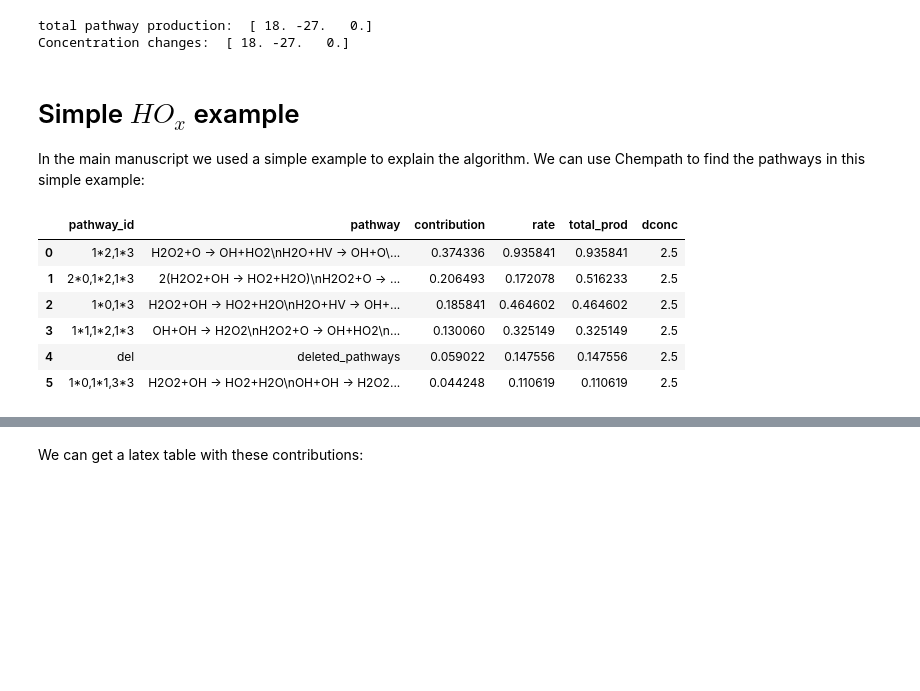
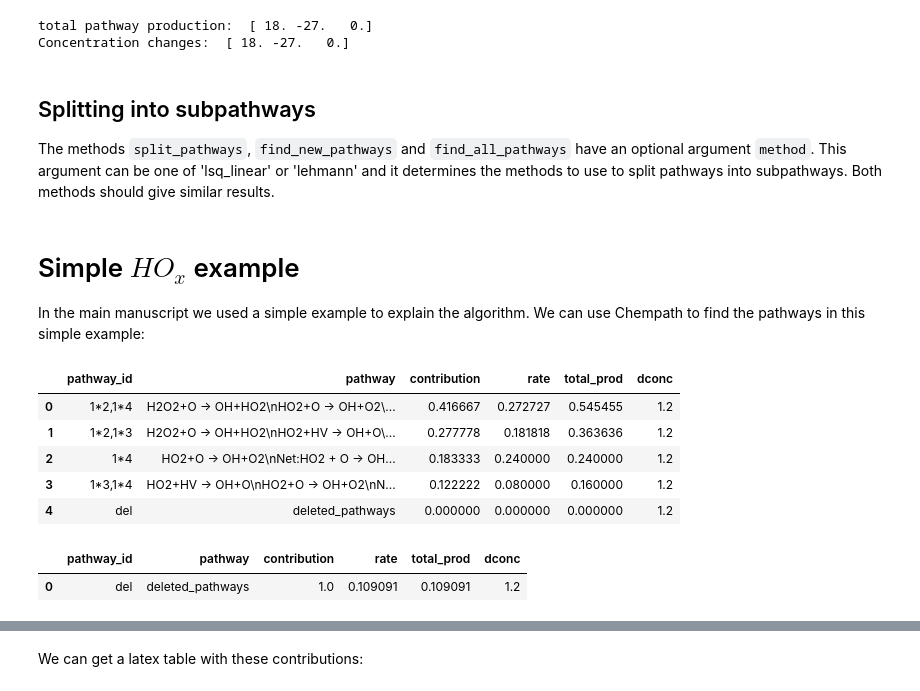
Before and after one commit to DanyIvan/chempath, a Jupyter notebook: tutorial.ipynb, the cells around one changed output, grey strips where cells are left out. Drawn from its saved outputs; the diff is of its cells as text; code cells hidden in the pictures; blank space fills up the shorter version.

```diff
--- a/tutorial.ipynb
+++ b/tutorial.ipynb
@@ -404,6 +404,13 @@ print('Concentration changes: ', chempath.dconc) # units of ppb
 # %% [output]
 total pathway production:  [ 18. -27.   0.]
 Concentration changes:  [ 18. -27.   0.]
+# %% [markdown]
+## Splitting into subpathways
+
+The methods `split_pathways`, `find_new_pathways` and `find_all_pathways` have
+an optional argument `method`. This argument can be one of 'lsq_linear' or 'lehmann'
+and it determines the methods to use to split pathways into subpathways. Both
+methods should give similar results.
 # %% [markdown]
 # Simple $HO_x$ example
 
@@ -411,27 +418,31 @@ In the main manuscript we used a simple example to explain the algorithm. We can
 # %%
 # initialize chempath
 input_folder = 'input/simple_HOx/'
 chempath = Chempath(
         reactions_path=f'{input_folder}/reactions.txt', # file with reaction equations
         rates_path=f'{input_folder}/rates.dat', # file with reaction rates
         species_path=f'{input_folder}/species.txt', # file with species names
         conc_path=f'{input_folder}/concentrations.dat', # file concentrations of species
         time_path=f'{input_folder}/model_time.dat', # file with model time
-        f_min=0.02, # minimum rate of pathways
+        f_min=0.05, # minimum rate of pathways
         dtype=np.float128, # data type of rates and concentrations,
-        ignored_sb = ['HO2', 'H2O'] # ignore HO2 and H2O as a branching-point species
+        ignored_sb = ['O2', 'H2O', 'OH'] # ignore HO2 and H2O as a branching-point species
     )
 
 # finad all pathways
 chempath.find_all_pathways()
 
 # get contributions of pathways producing HO2
-chempath.get_pathways_contributions('HO2', on='production')
+chempath.get_pathways_contributions('OH', on='production')
 # %% [output]
 |  | pathway_id | pathway | contribution | rate | total_prod | dconc |
-| 0 | 1*2,1*3 | H2O2+O -> OH+HO2\nH2O+HV -> OH+O\... | 0.374336 | 0.935841 | 0.935841 | 2.5 |
-| 1 | 2*0,1*2,1*3 | 2(H2O2+OH -> HO2+H2O)\nH2O2+O -> ... | 0.206493 | 0.172078 | 0.516233 | 2.5 |
-| 2 | 1*0,1*3 | H2O2+OH -> HO2+H2O\nH2O+HV -> OH+... | 0.185841 | 0.464602 | 0.464602 | 2.5 |
-| 3 | 1*1,1*2,1*3 | OH+OH -> H2O2\nH2O2+O -> OH+HO2\n... | 0.130060 | 0.325149 | 0.325149 | 2.5 |
-| 4 | del | deleted_pathways | 0.059022 | 0.147556 | 0.147556 | 2.5 |
-| 5 | 1*0,1*1,3*3 | H2O2+OH -> HO2+H2O\nOH+OH -> H2O2... | 0.044248 | 0.110619 | 0.110619 | 2.5 |
+| 0 | 1*2,1*4 | H2O2+O -> OH+HO2\nHO2+O -> OH+O2\... | 0.416667 | 0.272727 | 0.545455 | 1.2 |
+| 1 | 1*2,1*3 | H2O2+O -> OH+HO2\nHO2+HV -> OH+O\... | 0.277778 | 0.181818 | 0.363636 | 1.2 |
+| 2 | 1*4 | HO2+O -> OH+O2\nNet:HO2 + O -> OH... | 0.183333 | 0.240000 | 0.240000 | 1.2 |
+| 3 | 1*3,1*4 | HO2+HV -> OH+O\nHO2+O -> OH+O2\nN... | 0.122222 | 0.080000 | 0.160000 | 1.2 |
+| 4 | del | deleted_pathways | 0.000000 | 0.000000 | 0.000000 | 1.2 |
+# %%
+chempath.get_pathways_contributions('OH', on='loss')
+# %% [output]
+|  | pathway_id | pathway | contribution | rate | total_prod | dconc |
+| 0 | del | deleted_pathways | 1.0 | 0.109091 | 0.109091 | 1.2 |
```
Also changed, not shown: parts of 12 cells of this notebook, 7 other files.
